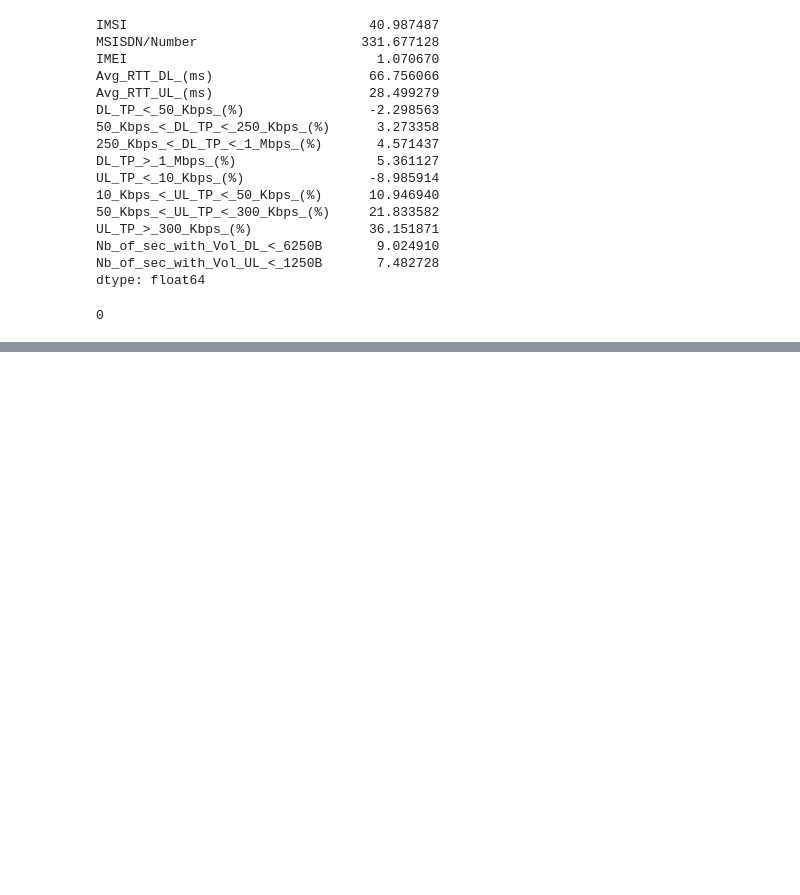
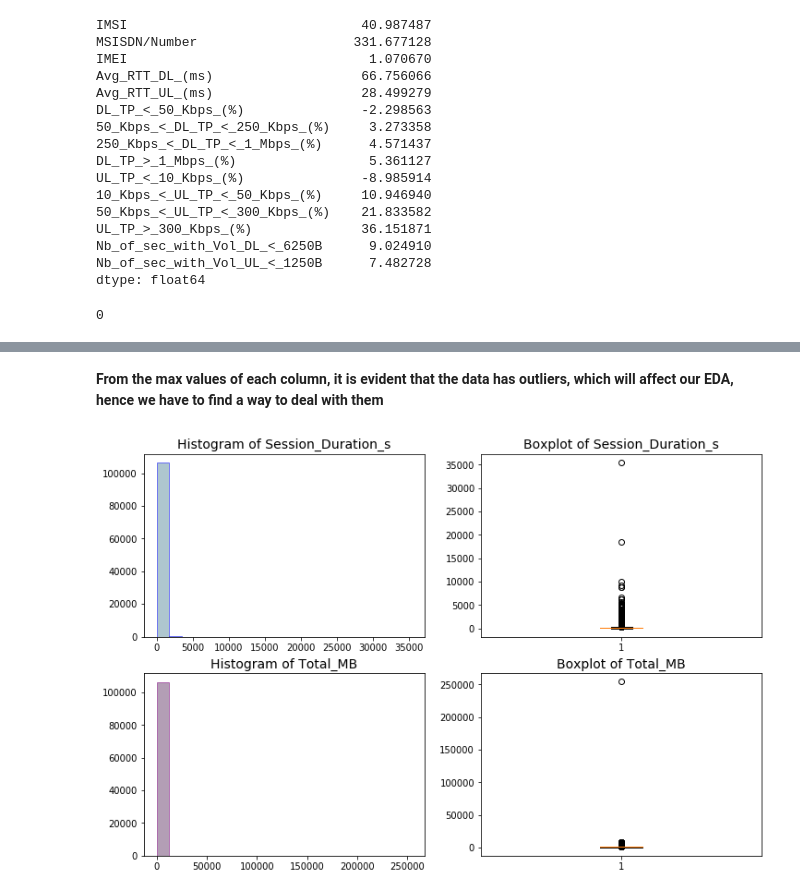
Before and after one commit to katenjoki/Telecom_Week1Challenge, a Jupyter notebook: OneDrive/Desktop/10Academy/Telecom_Week1Challenge/notebooks/week1.ipynb, the cells around one changed output, grey strips where cells are left out. Saved outputs shown, nothing was run; the diff lists cells and outputs as text; code cells hidden in the pictures; blank space fills up the shorter version.

```diff
--- a/OneDrive/Desktop/10Academy/Telecom_Week1Challenge/notebooks/week1.ipynb
+++ b/OneDrive/Desktop/10Academy/Telecom_Week1Challenge/notebooks/week1.ipynb
@@ -205,7 +233,7 @@ dtype: float64
 column_names = ['IMSI', 'MSISDN/Number', 'IMEI', 'Avg_RTT_DL_(ms)', 'Avg_RTT_UL_(ms)', 'DL_TP_<_50_Kbps_(%)', '50_Kbps_<_DL_TP_<_250_Kbps_(%)', '250_Kbps_<_DL_TP_<_1_Mbps_(%)', 'DL_TP_>_1_Mbps_(%)', 'UL_TP_<_10_Kbps_(%)', '10_Kbps_<_UL_TP_<_50_Kbps_(%)', '50_Kbps_<_UL_TP_<_300_Kbps_(%)', 'UL_TP_>_300_Kbps_(%)', 'Nb_of_sec_with_Vol_DL_<_6250B', 'Nb_of_sec_with_Vol_UL_<_1250B']
 
 for i in column_names:
-    data[i]=data[i].fillna(data[i].mean())
+    data[i]=data[i].fillna(data[i].median())
 
 (data.isnull().sum()).sum()
 # %% [output]
@@ -212,0 +333,12 @@ for i in column_names:
+# %%
+#convert ms to s
+user['Dur._(ms)'] =user['Dur._(ms)']/1000
+
+#convert bytes to megabytes
+columns=['Social_Media_Bytes','Google_Bytes','Email_Bytes','Youtube_Bytes', 'Netflix_Bytes', 'Gaming_Bytes', 'Other_Bytes','Total_Bytes']
+for i in columns:
+    megabyte = 1*10e+5
+    user[i]= user[i]/megabyte
+
+user.rename(columns={'Dur._(ms)':'Session_Duration_s','Social_Media_Bytes':'Social_Media_MB','Google_Bytes':'Google_MB',
+                     'Email_Bytes':'Email_MB','Youtube_Bytes':'Youtube_MB', 'Netflix_Bytes':'Netflix_MB', 'Gaming_Bytes':'Gaming_MB', 'Other_Bytes':'Other_MB','Total_Bytes':'Total_MB'},inplace=True)
@@ -212,0 +354,6 @@ for i in column_names:
+# %%
+user=user.groupby('MSISDN/Number').agg({'Bearer_Id':'count', 'Session_Duration_s':'sum', 'Total_MB':'sum','Social_Media_MB':'sum', 'Google_MB':'sum', 'Email_MB':'sum',
+       'Youtube_MB':'sum', 'Netflix_MB':'sum', 'Gaming_MB':'sum', 'Other_MB':'sum'}).reset_index()
+
+user.rename(columns={'Bearer_Id':'No_of_xDRsessions'},inplace=True)
+user.sample()
@@ -212,0 +367,21 @@ for i in column_names:
+# %%
+def plot_univariate(df,col1,col2):
+    plt.figure(figsize=(12,8))
+
+    plt.subplot(2,2,1)
+    plt.hist(df[col1],bins=20,color='#AEC6CF',edgecolor='blue',linewidth=0.5)
+    plt.title(f'Histogram of {col1}', size=14)
+
+    plt.subplot(2,2,2)
+    plt.boxplot(df[col1])
+    plt.title(f'Boxplot of {col1}', size=14)
+
+    plt.subplot(2,2,3)
+    plt.hist(df[col2],bins=20,color='#b39eb5',edgecolor='purple',linewidth=0.5)
+    plt.title(f'Histogram of {col2}', size=14)
+
+    plt.subplot(2,2,4)
+    plt.boxplot(df[col2])
+    plt.title(f'Boxplot of {col2}', size=14)
+
+    plt.show()
@@ -212,0 +412,8 @@ for i in column_names:
+# %% [markdown]
+**From the max values of each column, it is evident that the data has outliers, which will affect our EDA, hence
+  we have to find a way to deal with them**
+# %%
+#plot before removing outliers
+plot_univariate(user,'Session_Duration_s','Total_MB')
+# %% [output]
+[figure, added]
```
Also changed, not shown: parts of 42 cells of this notebook.
